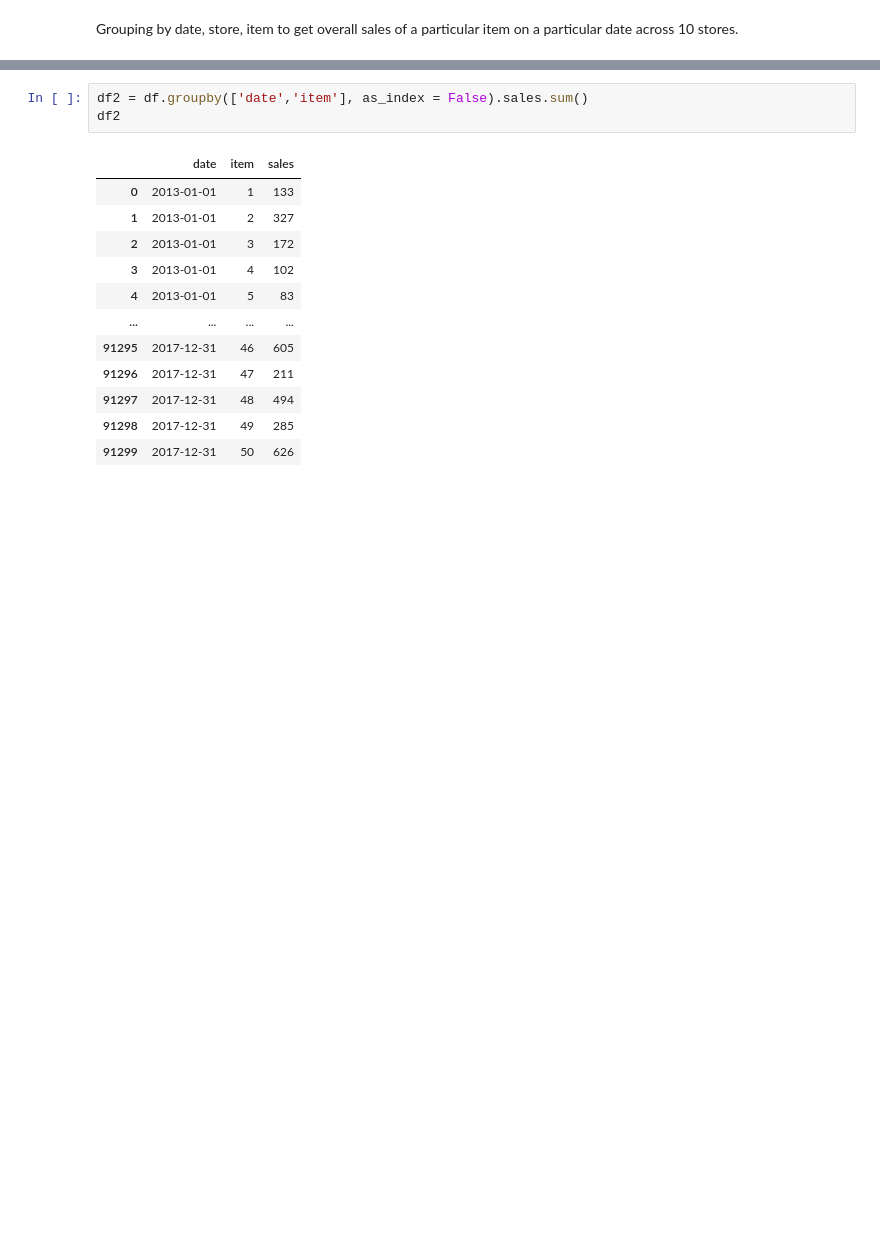
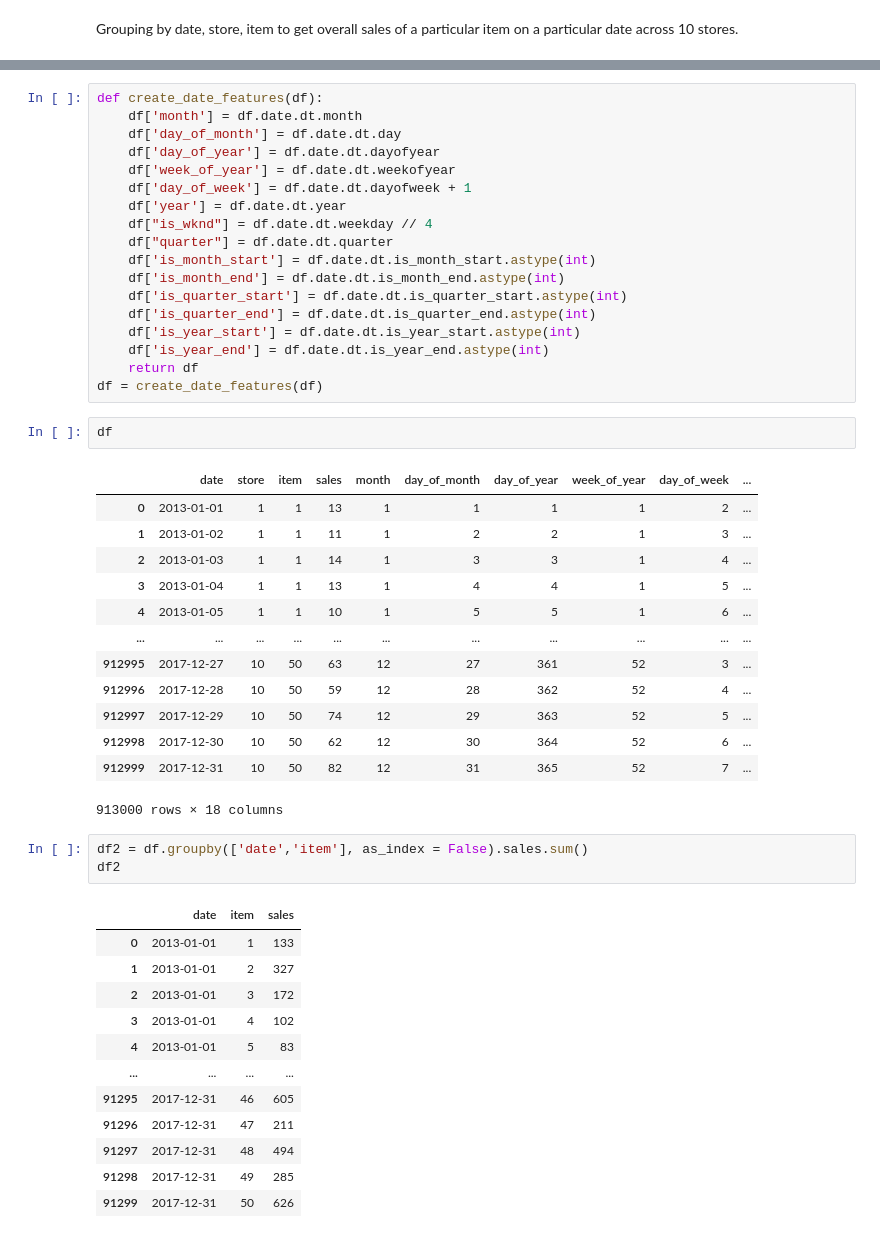
Before and after one commit to Harish-aditya/Inventory_forecasting, a Jupyter notebook: inventoryforecasting.ipynb, the cells around one changed output, grey strips where cells are left out. Cells and saved outputs as stored; diff of their text form; blank space fills up the shorter version.

Commit message:
Added date features

```diff
--- a/inventoryforecasting.ipynb
+++ b/inventoryforecasting.ipynb
@@ -79,3 +117,37 @@ Grouping by date, store, item to get overall sales of a particular item on a par
+# %%
+def create_date_features(df):
+    df['month'] = df.date.dt.month
+    df['day_of_month'] = df.date.dt.day
+    df['day_of_year'] = df.date.dt.dayofyear
+    df['week_of_year'] = df.date.dt.weekofyear
+    df['day_of_week'] = df.date.dt.dayofweek + 1
+    df['year'] = df.date.dt.year
+    df["is_wknd"] = df.date.dt.weekday // 4
+    df["quarter"] = df.date.dt.quarter
+    df['is_month_start'] = df.date.dt.is_month_start.astype(int)
+    df['is_month_end'] = df.date.dt.is_month_end.astype(int)
+    df['is_quarter_start'] = df.date.dt.is_quarter_start.astype(int)
+    df['is_quarter_end'] = df.date.dt.is_quarter_end.astype(int)
+    df['is_year_start'] = df.date.dt.is_year_start.astype(int)
+    df['is_year_end'] = df.date.dt.is_year_end.astype(int)
+    return df
+df = create_date_features(df)
+# %%
+df
+# %% [output]
+|  | date | store | item | sales | month | day_of_month | day_of_year | week_of_year | day_of_week | ... |
+| 0 | 2013-01-01 | 1 | 1 | 13 | 1 | 1 | 1 | 1 | 2 | ... |
+| 1 | 2013-01-02 | 1 | 1 | 11 | 1 | 2 | 2 | 1 | 3 | ... |
+| 2 | 2013-01-03 | 1 | 1 | 14 | 1 | 3 | 3 | 1 | 4 | ... |
+| 3 | 2013-01-04 | 1 | 1 | 13 | 1 | 4 | 4 | 1 | 5 | ... |
+| 4 | 2013-01-05 | 1 | 1 | 10 | 1 | 5 | 5 | 1 | 6 | ... |
+| ... | ... | ... | ... | ... | ... | ... | ... | ... | ... | ... |
+| 912995 | 2017-12-27 | 10 | 50 | 63 | 12 | 27 | 361 | 52 | 3 | ... |
+| 912996 | 2017-12-28 | 10 | 50 | 59 | 12 | 28 | 362 | 52 | 4 | ... |
+| 912997 | 2017-12-29 | 10 | 50 | 74 | 12 | 29 | 363 | 52 | 5 | ... |
+| 912998 | 2017-12-30 | 10 | 50 | 62 | 12 | 30 | 364 | 52 | 6 | ... |
+| 912999 | 2017-12-31 | 10 | 50 | 82 | 12 | 31 | 365 | 52 | 7 | ... |
+913000 rows × 18 columns
 # %%
 df2 = df.groupby(['date','item'], as_index = False).sales.sum()
 df2
```
Also changed, not shown: parts of 12 cells of this notebook.
